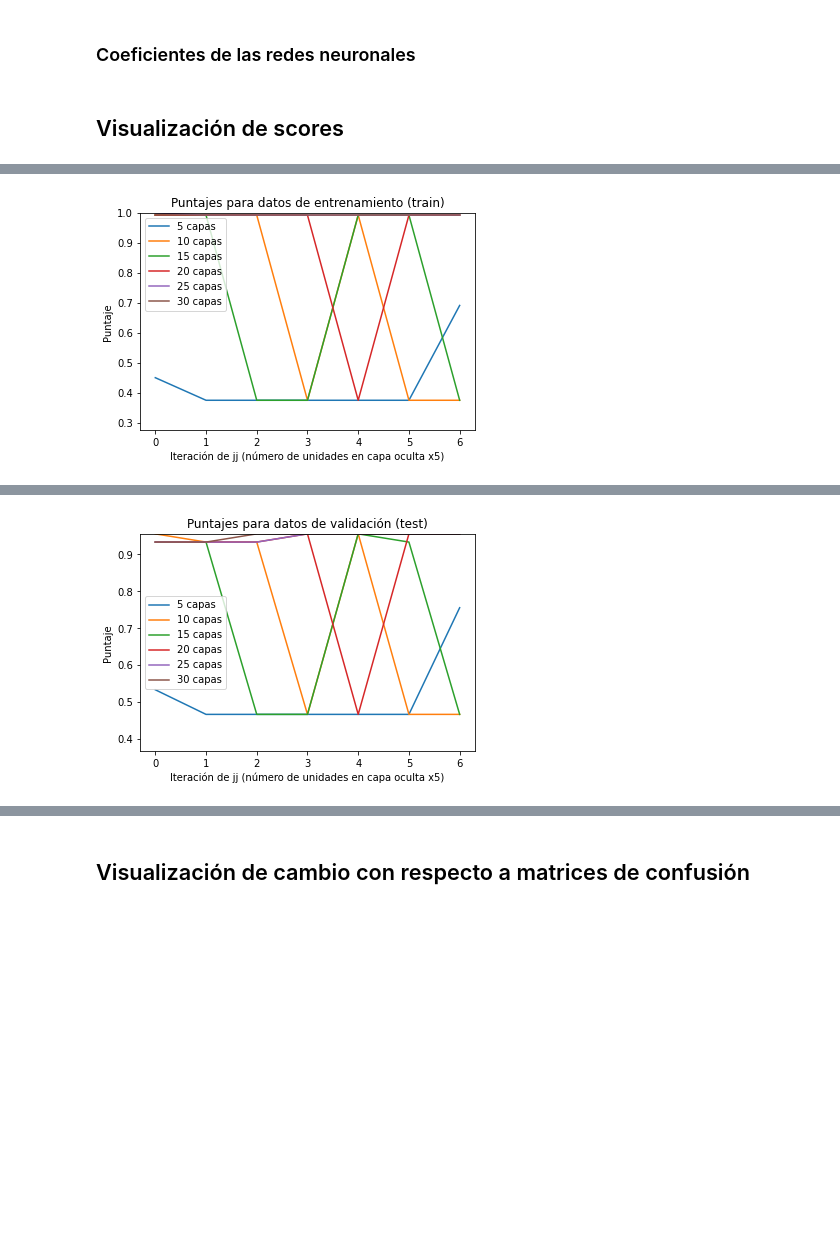
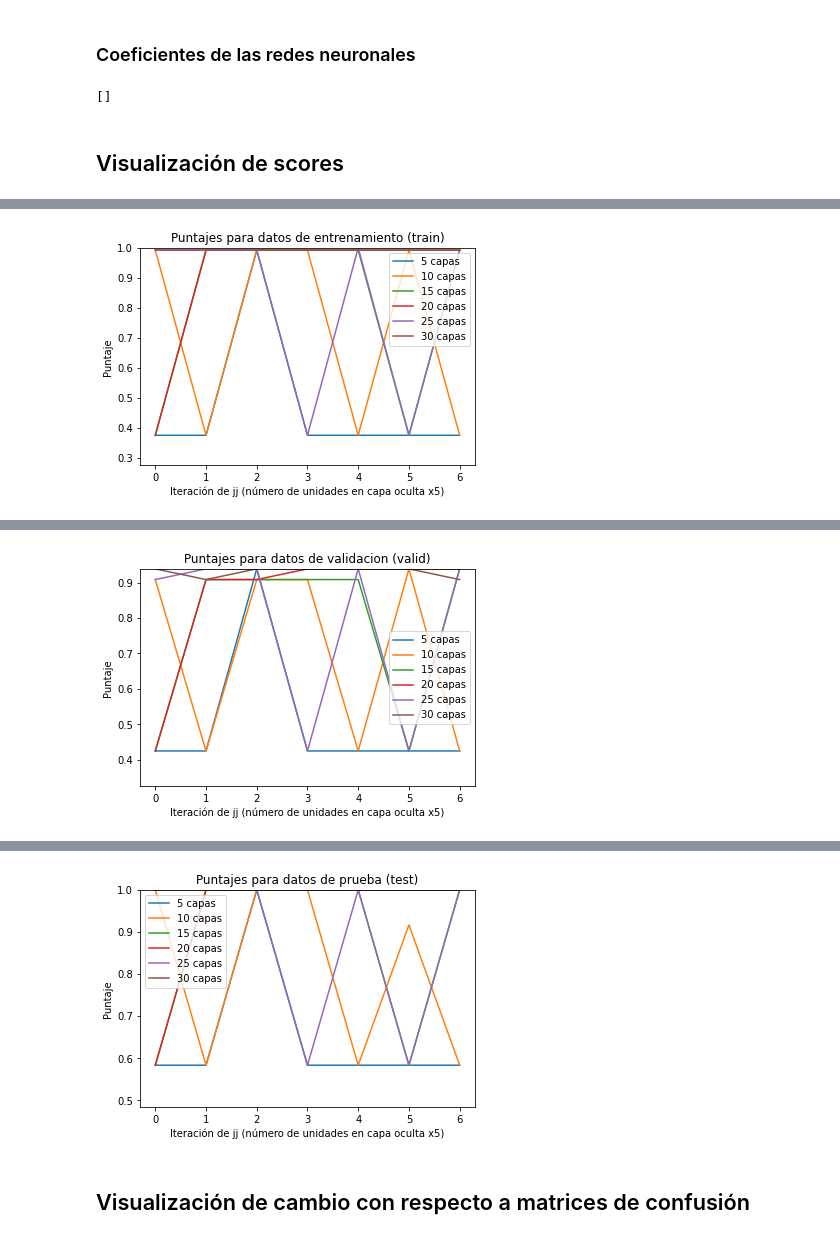
Before and after one commit to 1dgog/TC3006C_framework, a Jupyter notebook: a01139500_m2_retro_framework.ipynb, the cells around one changed output, grey strips where cells are left out. Drawn from its saved outputs; the diff is of its cells as text; code cells hidden in the pictures; blank space fills up the shorter version.

```diff
--- a/a01139500_m2_retro_framework.ipynb
+++ b/a01139500_m2_retro_framework.ipynb
@@ -72,2 +75,3 @@ dfOutput = df[["index"]]
 # %%
-X_train, X_test, y_train, y_test = train_test_split(dfInput, dfOutput, random_state=0)
+X_train, X_r, y_train, y_r = train_test_split(dfInput, dfOutput, random_state=0)
+X_valid, X_test, y_valid, y_test = train_test_split(X_r, y_r, random_state=0)
@@ -81,22 +99,32 @@ Lo mismo para el segundo que especifica el tamaño de la capa.
 Estos datos se almacenan en vectores, tanto para los datos de entrenamiento como para los de test.
 # %%
 scores_train = []
+scores_valid= []
 scores_test = []
 almacenamiento_conf_mat_train = []
+almacenamiento_conf_mat_valid = []
 almacenamiento_conf_mat_test = []
 
 cont = 0
+
 for ii in range (5,40, 5):
   if cont == 1:
     scores_train.append(jj_scores_train)
+    scores_valid.append(jj_scores_valid) # aqui estaba el error
     scores_test.append(jj_scores_test)
     almacenamiento_conf_mat_train.append(jj_mc_train)
+    almacenamiento_conf_mat_valid.append(jj_mc_valid) # aqui estaba el error
     almacenamiento_conf_mat_test.append(jj_mc_test)
+
   cont = 1
+
   jj_scores_train = []
+  jj_scores_valid = []
   jj_scores_test = []
   jj_mc_train = []
+  jj_mc_valid = []
   jj_mc_test = []
+
   for jj in range(5,40,5):
     cross_val_predict,
     nnRE = MLPClassifier(hidden_layer_sizes=(ii,jj),  ## cambiar estos parámetros
@@ -104,10 +132,12 @@ for ii in range (5,40, 5):
                         learning_rate='adaptive', max_iter=2000)
     nnRE.fit(X_train,y_train)
     jj_scores_train.append(nnRE.score(X_train, y_train))
+    jj_scores_valid.append(nnRE.score(X_valid, y_valid))
     jj_scores_test.append(nnRE.score(X_test, y_test))
 
     jj_mc_train.append(confusion_matrix(y_train,cross_val_predict(nnRE,X_train,y_train, cv = 10)))
-    jj_mc_test.append(confusion_matrix(y_test,cross_val_predict(nnRE,X_test,y_test, cv = 10)))
+    jj_mc_valid.append(confusion_matrix(y_valid,cross_val_predict(nnRE,X_valid,y_valid, cv = 10)))
+    jj_mc_test.append(confusion_matrix(y_test,cross_val_predict(nnRE,X_test,y_test, cv = 5)))
 # %% [markdown]
 Se hace presenta el cambio de los scores con respecto a los parametros ii y jj del loop, que corresponden al número de capas ocultas y su extención
 # %%
@@ -163,40 +200,57 @@ print(np.array(almacenamiento_conf_mat_test))
 # %%
 #print(nnRE)
 #print(nnRE.coefs_)
+scores_valid
+# %% [output]
+[]
 # %% [markdown]
 ## Visualización de scores
 # %%
 cont = 5
 for a in range(0,len(np.array(scores_train)),1):
   plt.plot(np.array(scores_train)[a], label='%s capas' % cont)
   cont += 5
 ax = plt.gca()
-ax.set_ylim([np.min(scores_train)-.1, np.max(scores_train)])
+ax.set_ylim([np.min(scores_train)-0.1, np.max(scores_train)])
 plt.legend()
 plt.title('Puntajes para datos de entrenamiento (train)')
 plt.ylabel("Puntaje")
 plt.xlabel("Iteración de jj (número de unidades en capa oculta x5)")
+plt.savefig('scores_train.pdf')
 files.download("scores_train.pdf")
-plt.savefig('scores_train.pdf')
+plt.show()
+
+cont = 5
+for a in range(0,len(np.array(scores_valid)),1):
+  plt.plot(np.array(scores_valid)[a], label='%s capas' % cont)
+  cont += 5
+ax = plt.gca()
+ax.set_ylim([np.min(scores_valid)-0.1, np.max(scores_valid)])
+plt.legend()
+plt.title('Puntajes para datos de validacion (valid)')
+plt.ylabel("Puntaje")
+plt.xlabel("Iteración de jj (número de unidades en capa oculta x5)")
+plt.savefig('scores_valid.pdf')
+files.download("scores_valid.pdf")
 plt.show()
 
 cont = 5
 for a in range(0,len(np.array(scores_test)),1):
   plt.plot(np.array(scores_test)[a], label='%s capas' % cont)
   cont += 5
 ax = plt.gca()
 ax.set_ylim([np.min(scores_test)-.1, np.max(scores_test)])
 plt.legend()
-plt.title('Puntajes para datos de validación (test)')
+plt.title('Puntajes para datos de prueba (test)')
 plt.ylabel("Puntaje")
 plt.xlabel("Iteración de jj (número de unidades en capa oculta x5)")
+plt.savefig('scores_test.pdf')
 files.download("scores_test.pdf")
-plt.savefig('scores_test.pdf')
 plt.show()
 # %% [output]
 [interactive output not drawn]
 [interactive output not drawn]
-[figure, old version]
+[figure, new version]
 [interactive output not drawn]
 [interactive output not drawn]
-[figure, old version]
+[figure, new version]
@@ -203,3 +259,4 @@ plt.show()
+[figure, added]
 # %% [markdown]
 ## Visualización de cambio con respecto a matrices de confusión
 # %% [markdown]
```
Also changed, not shown: parts of 11 cells of this notebook.
